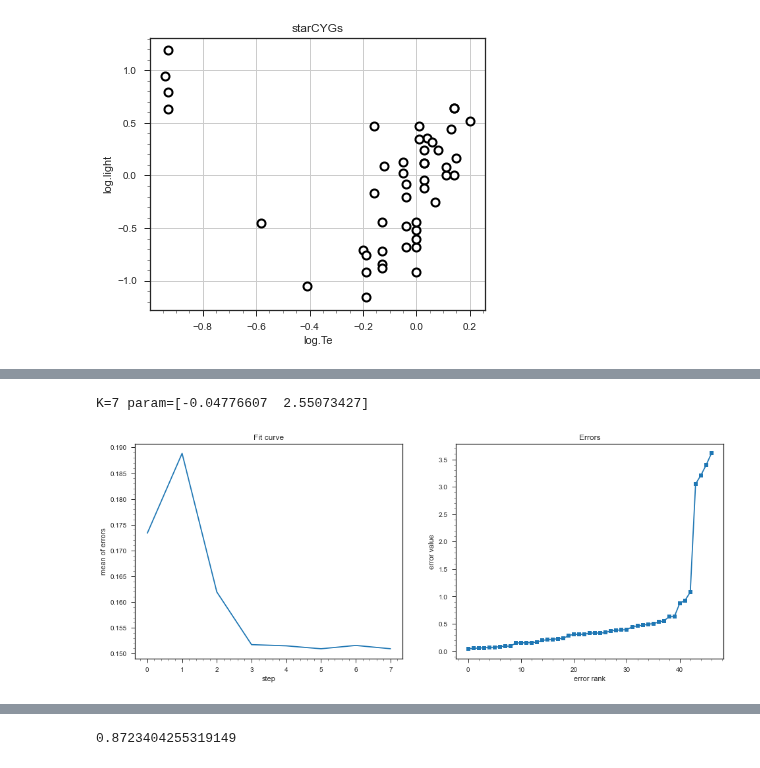
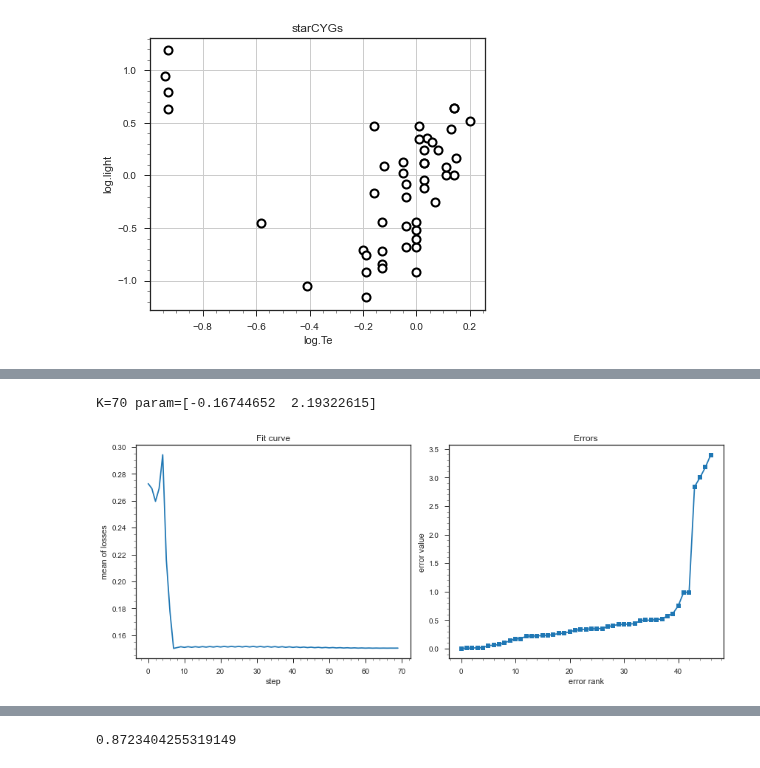
Before and after one commit to intellimath/mlgrad, a Jupyter notebook: examples/test_robust_regression.ipynb, the cells around one changed output, grey strips where cells are left out. Cells and saved outputs as stored; diff of their text form; code cells hidden in the pictures.

```diff
--- a/examples/test_robust_regression.ipynb
+++ b/examples/test_robust_regression.ipynb
@@ -136,10 +136,10 @@ mod_wm_irls.init()
 # %%
 avg_wm_irls = regr.averaging_function('WM', rhofunc=func.Sqrt(0.001), alpha=0.84)
 alg_wm_irls = regr.m_regression_irls(Xs, Y, mod_wm_irls, avrfunc=avg_wm_irls, h=0.001, n_iter2=70, verbose=1)
-err_wm_irls = curve_fit_and_errors(alg_wm_irls)
+err_wm_irls = regr.plot_losses_and_errors(alg_wm_irls, Xs, Y)
 # %% [output]
-K=7 param=[-0.04776607  2.55073427]
+K=70 param=[-0.16744652  2.19322615]
-[figure, old version]
+[figure, new version]
 # %%
 mod_swm_irls = model.LinearModel(1)
 mod_swm_irls.init()
```
Also changed, not shown: parts of 14 cells of this notebook, 14 other files.
